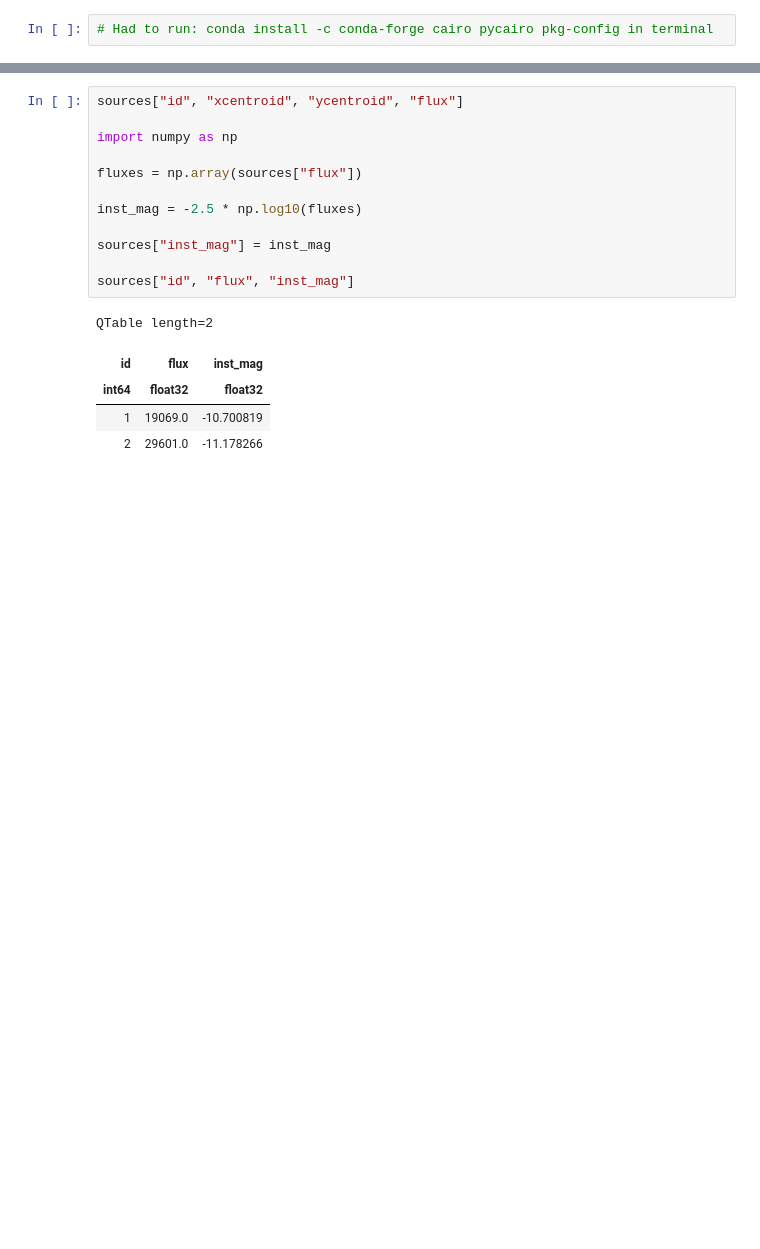
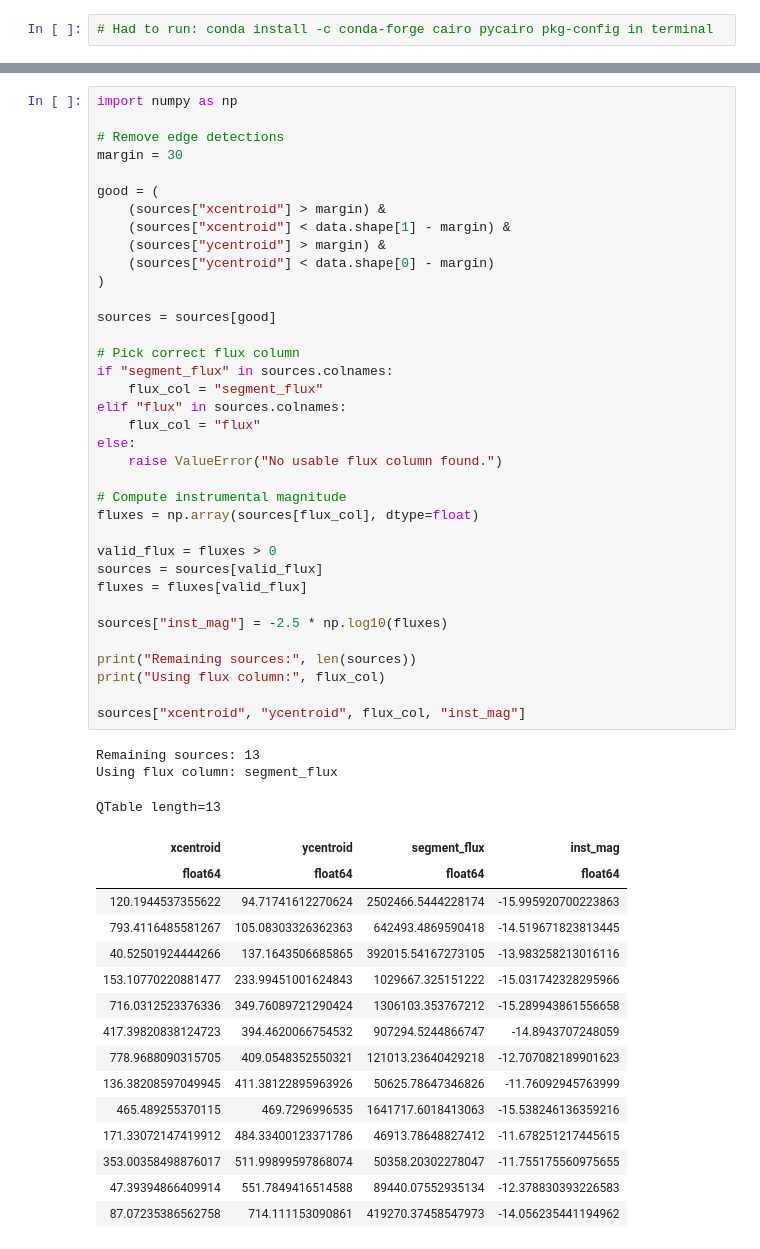
Before and after one commit to IsaacG185/rcb_Star_Dust_Survey, a Jupyter notebook: test_CNN/notebooks/01_load_cutout.ipynb, the cells around one changed output, grey strips where cells are left out. Cells and saved outputs as stored; diff of their text form; blank space fills up the shorter version.

```diff
--- a/test_CNN/notebooks/01_load_cutout.ipynb
+++ b/test_CNN/notebooks/01_load_cutout.ipynb
@@ -148,21 +162,58 @@ plt.show()
 # %%
-sources["id", "xcentroid", "ycentroid", "flux"]
-
 import numpy as np
 
-fluxes = np.array(sources["flux"])
+# Remove edge detections
+margin = 30
 
-inst_mag = -2.5 * np.log10(fluxes)
+good = (
+    (sources["xcentroid"] > margin) &
+    (sources["xcentroid"] < data.shape[1] - margin) &
+    (sources["ycentroid"] > margin) &
+    (sources["ycentroid"] < data.shape[0] - margin)
+)
 
-sources["inst_mag"] = inst_mag
+sources = sources[good]
 
-sources["id", "flux", "inst_mag"]
+# Pick correct flux column
+if "segment_flux" in sources.colnames:
+    flux_col = "segment_flux"
+elif "flux" in sources.colnames:
+    flux_col = "flux"
+else:
+    raise ValueError("No usable flux column found.")
+
+# Compute instrumental magnitude
+fluxes = np.array(sources[flux_col], dtype=float)
+
+valid_flux = fluxes > 0
+sources = sources[valid_flux]
+fluxes = fluxes[valid_flux]
+
+sources["inst_mag"] = -2.5 * np.log10(fluxes)
+
+print("Remaining sources:", len(sources))
+print("Using flux column:", flux_col)
+
+sources["xcentroid", "ycentroid", flux_col, "inst_mag"]
 # %% [output]
-QTable length=2
+Remaining sources: 13
+Using flux column: segment_flux
+QTable length=13
-| id | flux | inst_mag |
-| int64 | float32 | float32 |
-| 1 | 19069.0 | -10.700819 |
-| 2 | 29601.0 | -11.178266 |
+| xcentroid | ycentroid | segment_flux | inst_mag |
+| float64 | float64 | float64 | float64 |
+| 120.1944537355622 | 94.71741612270624 | 2502466.5444228174 | -15.995920700223863 |
+| 793.4116485581267 | 105.08303326362363 | 642493.4869590418 | -14.519671823813445 |
+| 40.52501924444266 | 137.1643506685865 | 392015.54167273105 | -13.983258213016116 |
+| 153.10770220881477 | 233.99451001624843 | 1029667.325151222 | -15.031742328295966 |
+| 716.0312523376336 | 349.76089721290424 | 1306103.353767212 | -15.289943861556658 |
+| 417.39820838124723 | 394.4620066754532 | 907294.5244866747 | -14.8943707248059 |
+| 778.9688090315705 | 409.0548352550321 | 121013.23640429218 | -12.707082189901623 |
+| 136.38208597049945 | 411.38122895963926 | 50625.78647346826 | -11.76092945763999 |
+| 465.489255370115 | 469.7296996535 | 1641717.6018413063 | -15.538246136359216 |
+| 171.33072147419912 | 484.33400123371786 | 46913.78648827412 | -11.678251217445615 |
+| 353.00358498876017 | 511.99899597868074 | 50358.20302278047 | -11.755175560975655 |
+| 47.39394866409914 | 551.7849416514588 | 89440.07552935134 | -12.378830393226583 |
+| 87.07235386562758 | 714.111153090861 | 419270.37458547973 | -14.056235441194962 |
 # %%
 plt.figure(figsize=(8,8))
 plt.imshow(data, origin="lower", cmap="gray")
```
Also changed, not shown: parts of 15 cells of this notebook, 4 other files.
